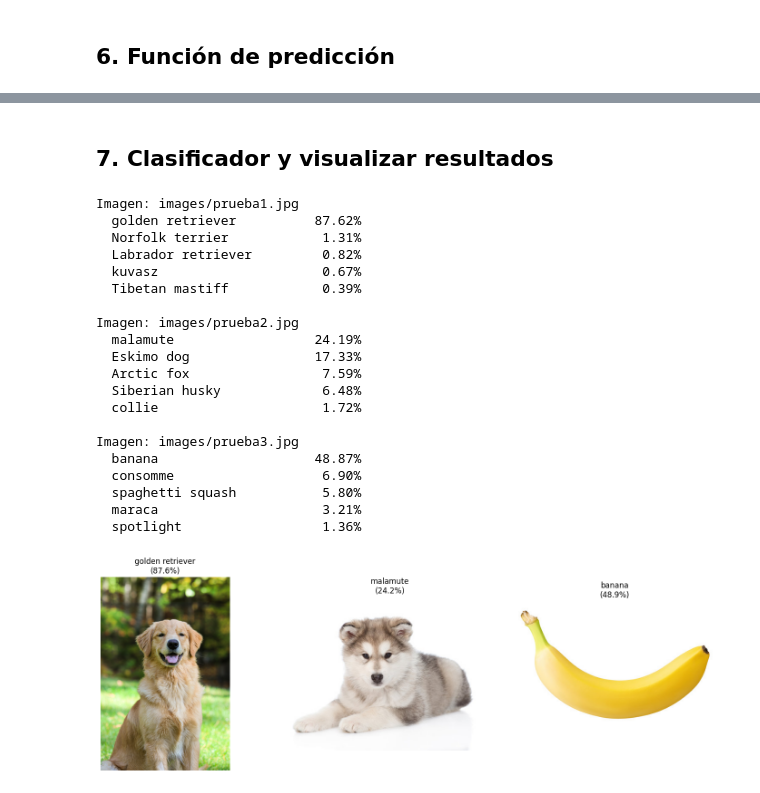
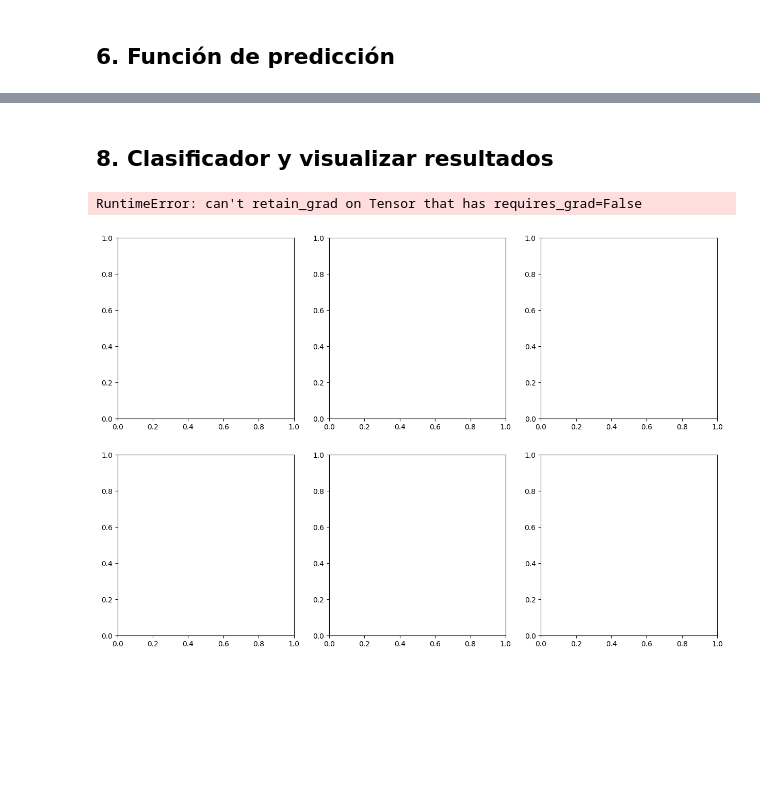
Before and after one commit to paulabaal12/LATEX-RESPAI, a Jupyter notebook: main.ipynb, the cells around one changed output, grey strips where cells are left out. Saved outputs shown, nothing was run; the diff lists cells and outputs as text; code cells hidden in the pictures; blank space fills up the shorter version.

```diff
--- a/main.ipynb
+++ b/main.ipynb
@@ -70,44 +121,32 @@ def predecir(ruta_imagen, top_k=5):
 # %% [markdown]
-## 7. Clasificador y visualizar resultados
+## 8. Clasificador y visualizar resultados
 # %%
 n = len(rutas_imagenes)
-fig, ejes = plt.subplots(1, n, figsize=(5 * n, 5))
+fig, ejes = plt.subplots(2, n, figsize=(5 * n, 10))
 if n == 1:
-    ejes = [ejes]
+    ejes = ejes.reshape(2, 1)
 
-for eje, ruta in zip(ejes, rutas_imagenes):
+for col, ruta in enumerate(rutas_imagenes):
     imagen, resultados = predecir(ruta)
+    _, heatmap = generar_heatmap(ruta)
 
     print(f"\nImagen: {ruta}")
     for etiqueta, prob in resultados:
         print(f"  {etiqueta:25s} {prob * 100:5.2f}%")
 
     etiqueta_top, prob_top = resultados[0]
-    eje.imshow(imagen)
-    eje.set_title(f"{etiqueta_top}\n({prob_top * 100:.1f}%)")
-    eje.axis("off")
+
+    ejes[0, col].imshow(imagen)
+    ejes[0, col].set_title(f"{etiqueta_top}\n({prob_top * 100:.1f}%)")
+    ejes[0, col].axis("off")
+
+    ejes[1, col].imshow(imagen)
+    ejes[1, col].imshow(heatmap, cmap="jet", alpha=0.5)
+    ejes[1, col].set_title("Grad-CAM (heatmap)")
+    ejes[1, col].axis("off")
 
 plt.tight_layout()
 plt.show()
 # %% [output]
-Imagen: images/prueba1.jpg
-  golden retriever          87.62%
-  Norfolk terrier            1.31%
-  Labrador retriever         0.82%
-  kuvasz                     0.67%
-  Tibetan mastiff            0.39%
-
-Imagen: images/prueba2.jpg
-  malamute                  24.19%
-  Eskimo dog                17.33%
-  Arctic fox                 7.59%
-  Siberian husky             6.48%
-  collie                     1.72%
-
-Imagen: images/prueba3.jpg
-  banana                    48.87%
-  consomme                   6.90%
-  spaghetti squash           5.80%
-  maraca                     3.21%
-  spotlight                  1.36%
+RuntimeError: can't retain_grad on Tensor that has requires_grad=False
-[figure, old version]
+[figure, new version]
```
Also changed, not shown: parts of 4 cells of this notebook.
